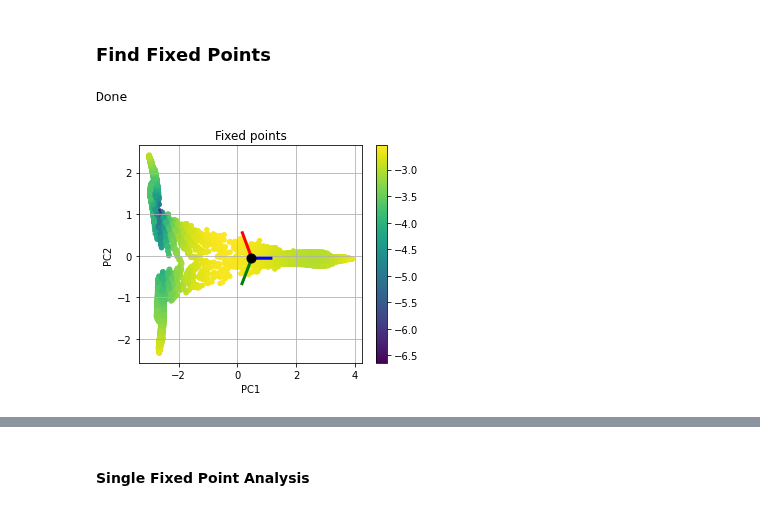
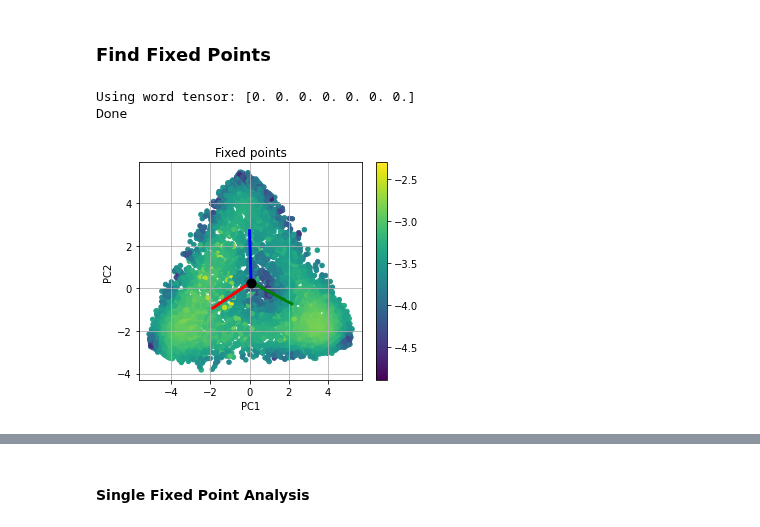
Before and after one commit to kaitken17/colab_based_projects, a Jupyter notebook: sythetic_analysis_multiclass.ipynb, the cells around one changed output, grey strips where cells are left out. Drawn from its saved outputs; the diff is of its cells as text; code cells hidden in the pictures.

```diff
--- a/sythetic_analysis_multiclass.ipynb
+++ b/sythetic_analysis_multiclass.ipynb
@@ -1557,7 +1644,7 @@ print(np.asarray(hs)[np.argpartition(dist_sq[300,:], 10)[:10]].shape)
 cell = build_cell(rnn_specs)
 
 # Get RNN hidden states in response to a test batch.
-n_trials = 400
+n_trials = 600
 
 syn_data_test = generate_data(n_trials, toy_params, rnn_specs['output_size'], auto_balance=True)
 
@@ -1579,5 +1667,5 @@ Readout shape: (3, 128)
 # %%
-pc_dims = 5
+pc_dims = 6
 
 # Finds percentage of variance explained by top pc_dims of PCA
 pca_full = PCA(n_components=rnn_specs['hidden_size'])
@@ -1631,7 +1721,7 @@ pc2 = 1
 
 # state_labels = ['Positive examples', 'Negative examples']
 state_labels = ['State {}'.format(i) for i in range(len(toy_params['sentiments']))]
-state_colors = ['g', 'b', 'r', 'y', 'orange', 'm']
+state_colors = ['g', 'b', 'r', 'y', 'orange', 'm', 'cyan', 'brown']
 for i in range(len(toy_params['sentiments'])):
   if len(states[i]) > 0:
     pca_states = pca.transform(np.vstack(states[i])).T
@@ -1773,10 +1878,12 @@ Avg perc in rest for subspace dim 3: 1.0
 # %%
 word = None
 if word == None:
-  # word_tensor = jnp.zeros(rnn_specs['input_size'])
-  word_tensor = 1/3*jnp.ones(rnn_specs['input_size'])
+  word_tensor = jnp.zeros(rnn_specs['input_size'])
+  # word_tensor = 1/3*jnp.ones(rnn_specs['input_size'])
 else:
   word_tensor = wordToTensor(word, toy_params['words'])[0]
+
+print('Using word tensor:', word_tensor)
 
 pts_ones = jnp.ones((pts.shape[0],))
 xstar = jnp.outer(pts_ones, jnp.asarray(word_tensor))
@@ -1784,9 +1891,10 @@ xstar = jnp.outer(pts_ones, jnp.asarray(word_tensor))
 
 fp_loss_fun = renn.build_fixed_point_loss(cell, rnn_params)
 fixed_points, loss_hist, fp_losses = renn.find_fixed_points(fp_loss_fun, pts, xstar, optimizers.adam(0.01),
-                                                            tolerance=1e-3, steps=range(10000))
+                                                            tolerance=5e-4, steps=range(10000))
 print('Done')
 # %% [output]
+Using word tensor: [0. 0. 0. 0. 0. 0. 0.]
 Done
 # %%
 # 2D Visualization of the approximate fixed points: the line attractor.
@@ -1801,35 +1909,35 @@ plt.grid()
 
 plt.colorbar()
 
 # pca_word = 1*word_deflection('kinda0', cell, toy_params, rnn_params, rnn_specs, fixed_points[fp_idx], comp)
 # plt.plot([pca_h0[pc1], pca_word[pc1]], [pca_h0[pc2], pca_word[pc2]], color='k')
 # pca_word = 1*word_deflection('kinda1', cell, toy_params, rnn_params, rnn_specs, fixed_points[fp_idx], comp)
 # plt.plot([pca_h0[pc1], pca_word[pc1]], [pca_h0[pc2], pca_word[pc2]], color='r')
 # pca_word = 3*word_deflection('kinda01', cell, toy_params, rnn_params, rnn_specs, h0, comp)
 # plt.plot([pca_h0[pc1], pca_word[pc1]], [pca_h0[pc2], pca_word[pc2]], color='b')
 
 # Plots readout direction
-ro_colors = ['r', 'g', 'b', 'y', 'orange']
+ro_colors = ['g', 'b', 'r', 'y', 'orange', 'm', 'cyan', 'brown']
 pca_ro = pca.transform(readout)
 pca_zero = pca.transform(np.atleast_2d(np.zeros((rnn_specs['hidden_size'],)))).T
 for i in range(len(readout)):
   x_ro = [pca_zero[pc1], pca_ro[i][pc1]]
   y_ro = [pca_zero[pc2], pca_ro[i][pc2]]
   plt.plot(x_ro, y_ro, ro_colors[i], linewidth = 3, label='RO'+str(i))
 
 pca_h0 = pca.transform(np.atleast_2d(h0)).T
 plt.plot(pca_h0[pc1], pca_h0[pc2], '.', color='k', ms=18)
 plt.title('Fixed points')
 
 plt.xlabel('PC'+str(pc1+1))
 plt.ylabel('PC'+str(pc2+1))
 
 plot_coords = None
 if plot_coords != None:
   plt.xlim(-plot_coords, plot_coords)
   plt.ylim(-plot_coords, plot_coords)
 # %% [output]
-[figure, old version]
+[figure, new version]
 # %%
 # triangulate in the underlying parametrization
 from matplotlib.tri import Triangulation
```
Also changed, not shown: parts of 16 cells of this notebook.
